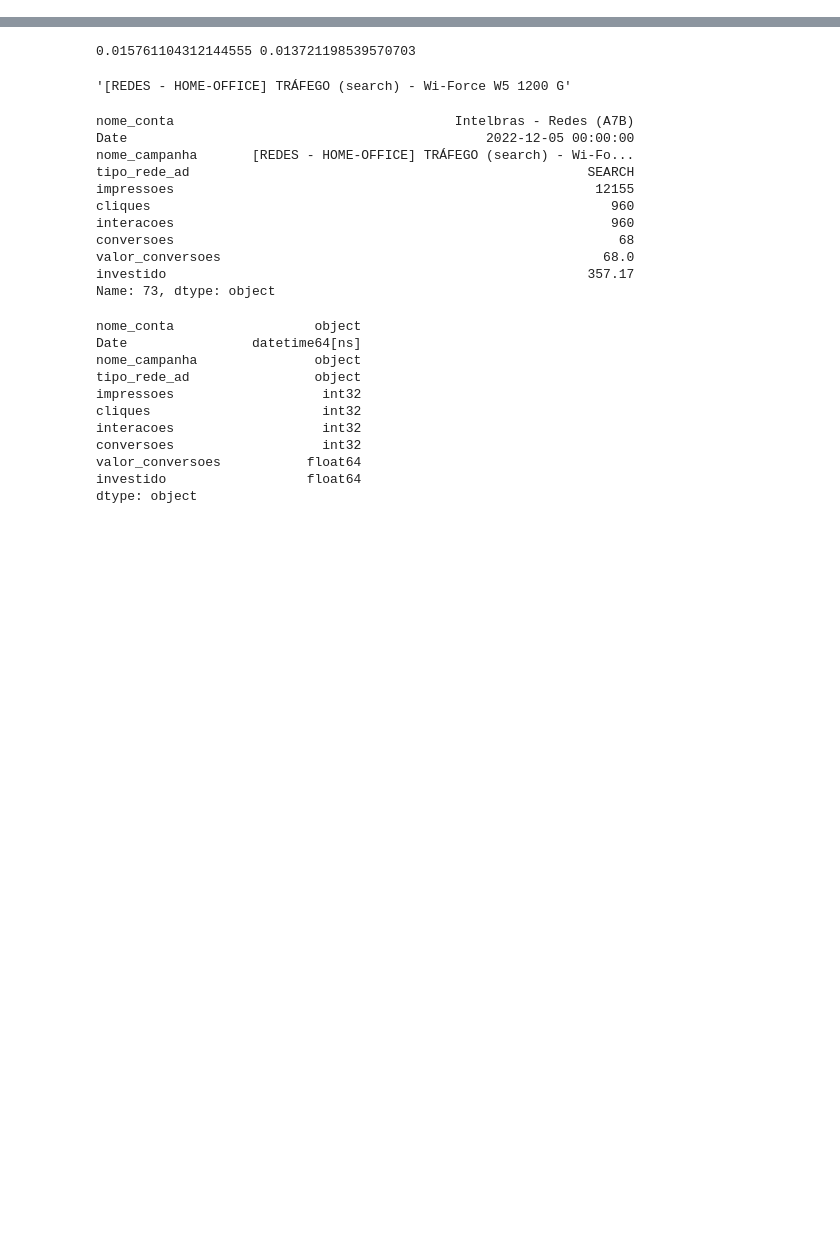
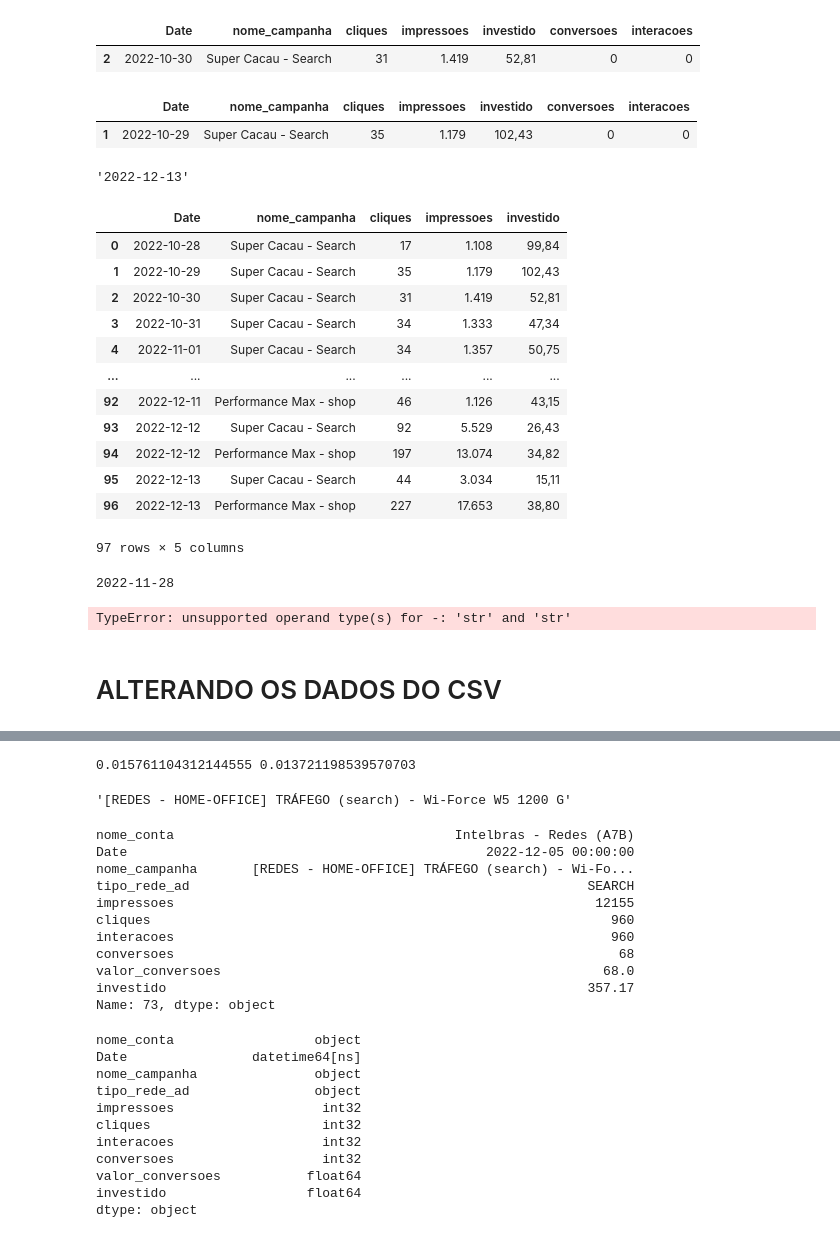
Before and after one commit to nowon-ff/NOWON, a Jupyter notebook: pilulas/pilulas.ipynb, the cells around one changed output, grey strips where cells are left out. Saved outputs shown, nothing was run; the diff lists cells and outputs as text; code cells hidden in the pictures; blank space fills up the shorter version.

```diff
--- a/pilulas/pilulas.ipynb
+++ b/pilulas/pilulas.ipynb
@@ -6,0 +182,67 @@ df = pd.read_csv("../nowon/data/google_ads.csv")
+# %%
+df[df['Date']=='2022-10-30']
+# %% [output]
+|  | Date | nome_campanha | cliques | impressoes | investido | conversoes | interacoes |
+| 2 | 2022-10-30 | Super Cacau - Search | 31 | 1.419 | 52,81 | 0 | 0 |
+# %%
+df[df['Date']=='2022-10-29']
+# %% [output]
+|  | Date | nome_campanha | cliques | impressoes | investido | conversoes | interacoes |
+| 1 | 2022-10-29 | Super Cacau - Search | 35 | 1.179 | 102,43 | 0 | 0 |
+# %%
+df['Date'].max()
+# %% [output]
+'2022-12-13'
+# %%
+df
+# %% [output]
+|  | Date | nome_campanha | cliques | impressoes | investido |
+| 0 | 2022-10-28 | Super Cacau - Search | 17 | 1.108 | 99,84 |
+| 1 | 2022-10-29 | Super Cacau - Search | 35 | 1.179 | 102,43 |
+| 2 | 2022-10-30 | Super Cacau - Search | 31 | 1.419 | 52,81 |
+| 3 | 2022-10-31 | Super Cacau - Search | 34 | 1.333 | 47,34 |
+| 4 | 2022-11-01 | Super Cacau - Search | 34 | 1.357 | 50,75 |
+| ... | ... | ... | ... | ... | ... |
+| 92 | 2022-12-11 | Performance Max - shop | 46 | 1.126 | 43,15 |
+| 93 | 2022-12-12 | Super Cacau - Search | 92 | 5.529 | 26,43 |
+| 94 | 2022-12-12 | Performance Max - shop | 197 | 13.074 | 34,82 |
+| 95 | 2022-12-13 | Super Cacau - Search | 44 | 3.034 | 15,11 |
+| 96 | 2022-12-13 | Performance Max - shop | 227 | 17.653 | 38,80 |
+97 rows × 5 columns
+# %%
+def interar_n(s):
+    return int(s)
+
+c_ano, c_mes, c_dia = map(interar_n,df['Date'].min().split("-"))
+f_ano_, f_mes, f_dia = map(interar_n,df['Date'].max().split("-"))
+
+start_date = datetime.date(c_ano, c_mes, c_dia+1)
+end_date = datetime.date(f_ano_, f_mes, f_dia)
+
+time_between_dates = end_date - start_date
+days_between_dates = time_between_dates.days
+random_number_of_days = random.randrange(days_between_dates)
+random_date = start_date + datetime.timedelta(days=random_number_of_days)
+
+print(random_date - datetime.timedelta(days=1))
+# %% [output]
+2022-11-28
+# %%
+from random import randrange
+from datetime import timedelta
+
+def random_date(start, end):
+    """
+    This function will return a random datetime between two datetime
+    objects.
+    """
+    delta = end - start
+    int_delta = (delta.days * 24 * 60 * 60) + delta.seconds
+    random_second = randrange(int_delta)
+    return start + timedelta(seconds=random_second)
+
+random_date('2022/10/20', '2022/12/10')
+# %% [output]
+TypeError: unsupported operand type(s) for -: 'str' and 'str'
+# %% [markdown]
+# ALTERANDO OS DADOS DO CSV
```
Also changed, not shown: parts of 9 cells of this notebook, 5 other files.
